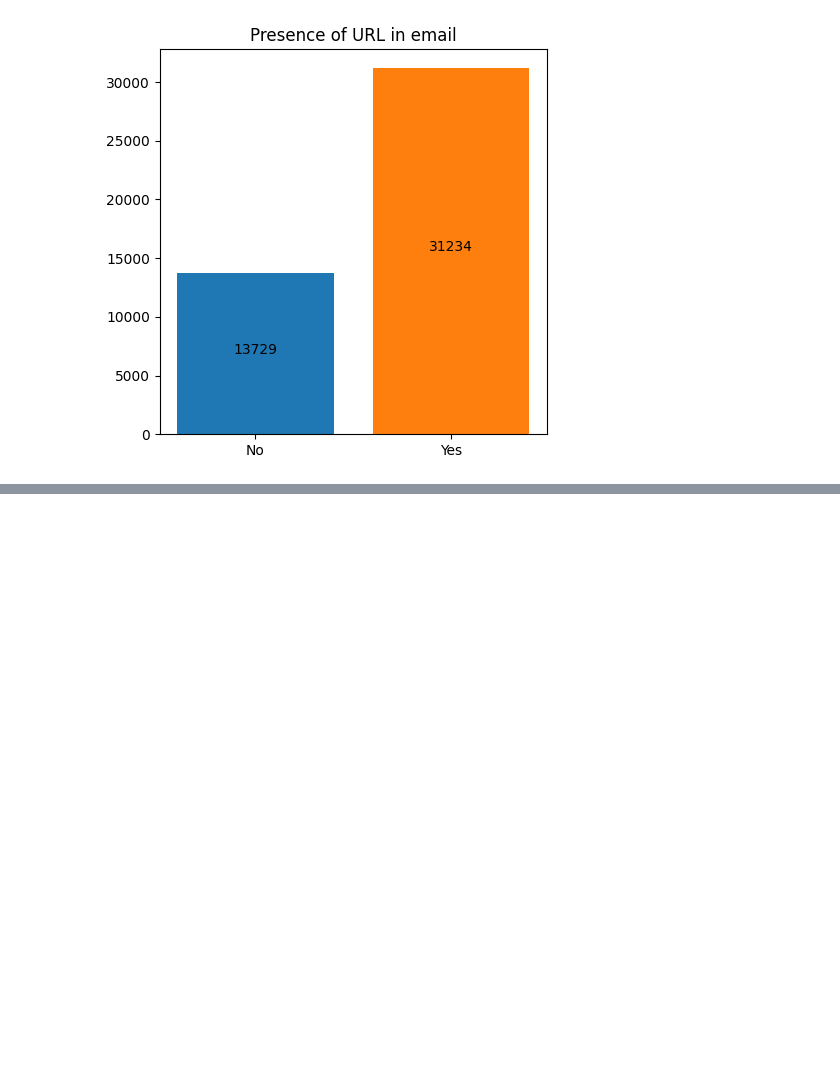
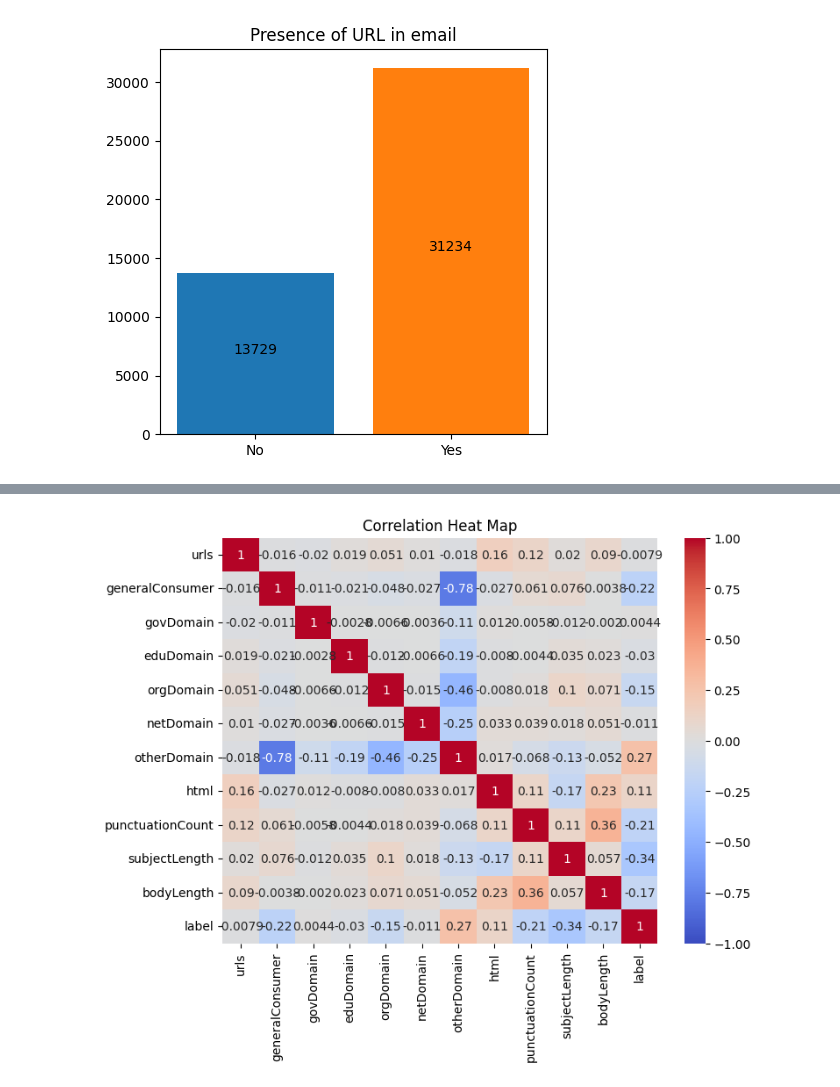
Before and after one commit to Sebastianng100/SIT-INF1002-PROG-FUNDS, a Jupyter notebook: Main/dataExploration.ipynb, the cells around one changed output, grey strips where cells are left out. Saved outputs shown, nothing was run; the diff lists cells and outputs as text; code cells hidden in the pictures; blank space fills up the shorter version.

Commit message:
Added feature engineering & correlation analysis

```diff
--- a/Main/dataExploration.ipynb
+++ b/Main/dataExploration.ipynb
@@ -188,0 +287,4 @@ Name: count, dtype: int64
+# %%
+punctuationRegex = r'[!?@_]'
+dfCombine['punctuationCount'] = dfCombine['body'].str.count(punctuationRegex)
+dfCombine['punctuationCount']
@@ -188,0 +304,12 @@ Name: count, dtype: int64
+# %%
+dfCombine['fullContent'] = dfCombine['subject'] + ' ' + dfCombine['body']
+dfCombine['fullContent'] = dfCombine['fullContent'].str.lower()
+cleanSpace = r'(^\w\s)'
+dfCombine['fullContent'] = dfCombine['fullContent'].str.replace(cleanSpace,'')
+# %%
+dfCombine['subjectLength'] = dfCombine['subject'].astype(str).apply(lambda x: len(x))
+dfCombine['bodyLength'] = dfCombine['body'].astype(str).apply(lambda x: len(x))
+dfCombine['totalLength'] = dfCombine['fullContent'].astype(str).apply(lambda x: len(x))
+print(dfCombine['subjectLength'])
+print(dfCombine['bodyLength'])
+print(dfCombine['totalLength'])
@@ -188,0 +350,12 @@ Name: count, dtype: int64
+# %%
+dfCorr = dfCombine[['urls', 'generalConsumer', 'govDomain', 'eduDomain', 'orgDomain', 'netDomain',
+                    'otherDomain', 'html', 'punctuationCount','subjectLength', 'bodyLength', 'label']]
+# %%
+correlation_matrix = dfCorr.corr()
+
+plt.figure(figsize=(8, 6))
+sns.heatmap(correlation_matrix, annot=True, cmap='coolwarm', vmin=-1, vmax=1)
+plt.title('Correlation Heat Map')
+plt.show()
+# %% [output]
+[figure, added]
```
Also changed, not shown: parts of 14 cells of this notebook.
